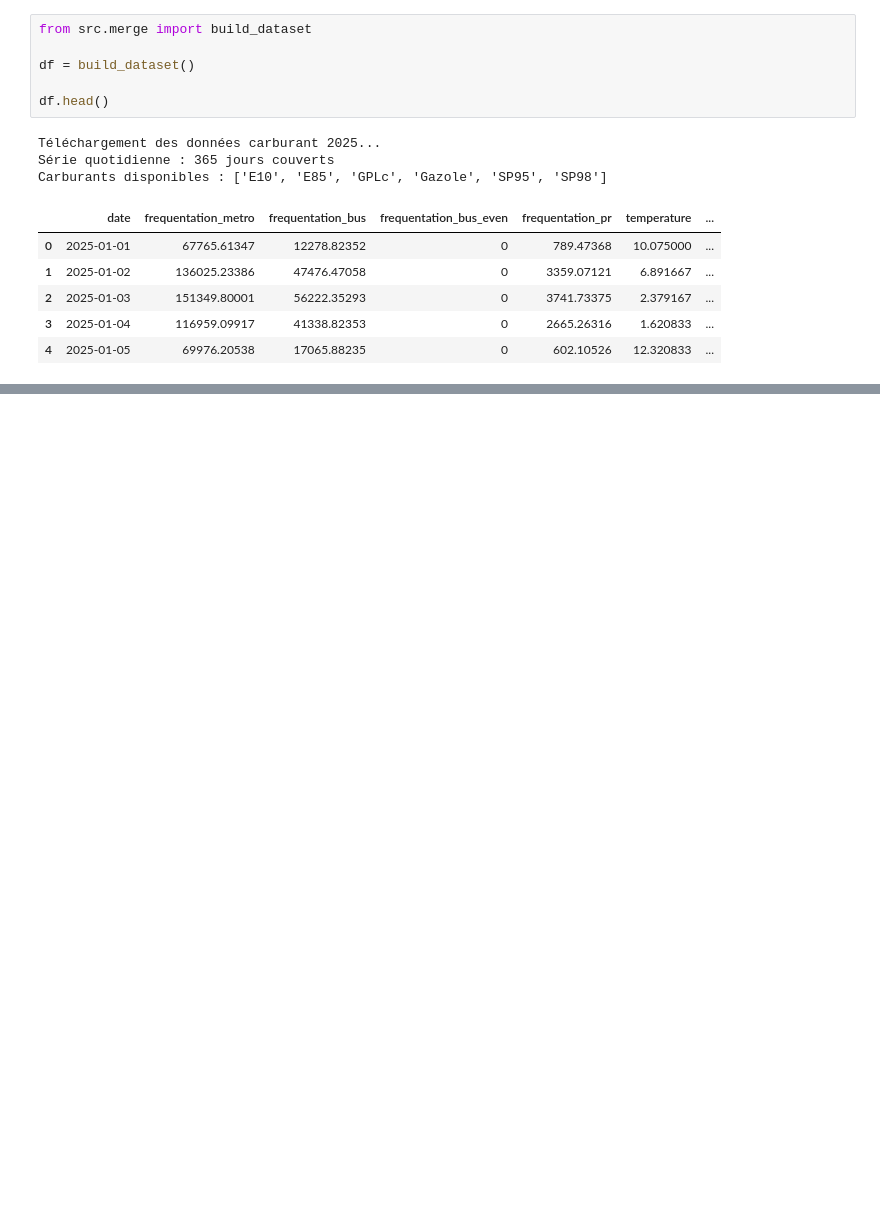
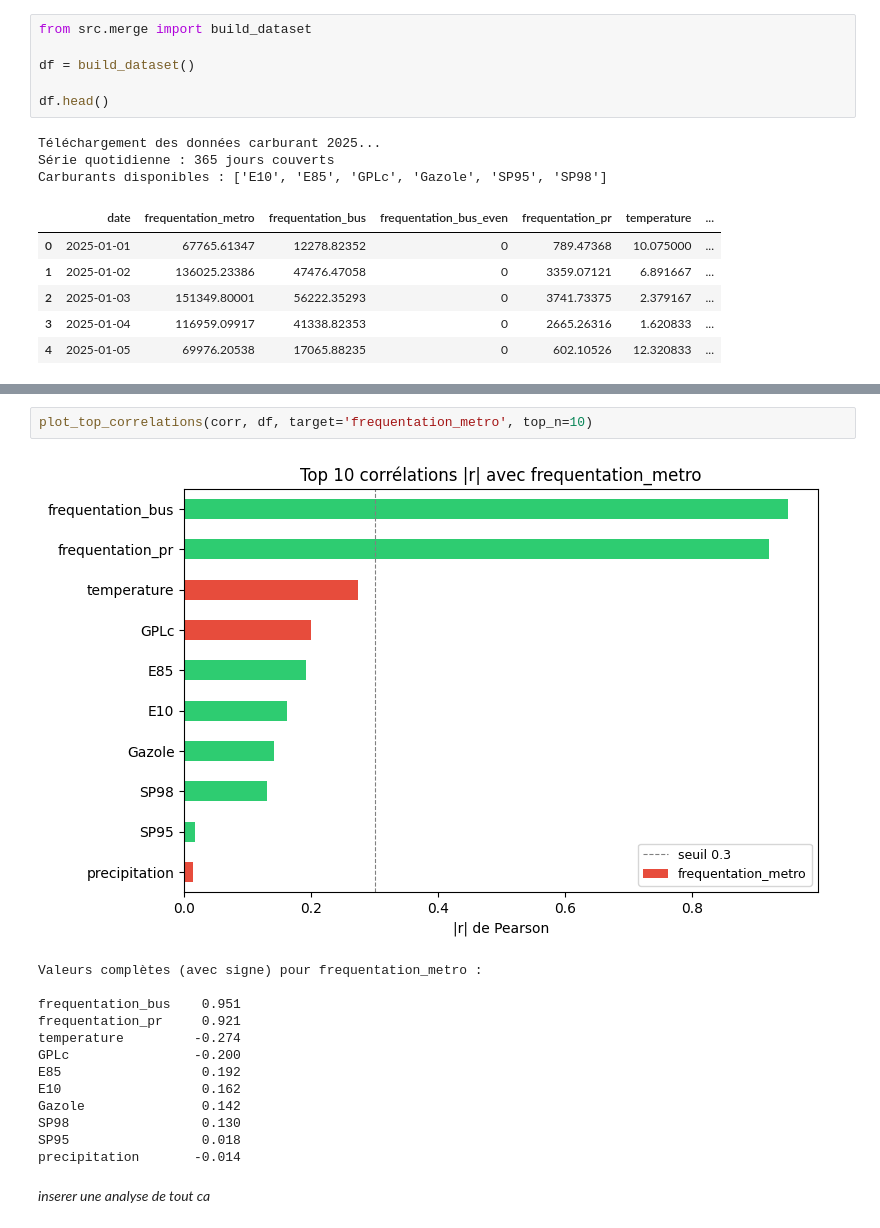
Before and after one commit to louisepech/projet_pds, a Jupyter notebook: code_principal.ipynb, the cells around one changed output, grey strips where cells are left out. Saved outputs shown, nothing was run; the diff lists cells and outputs as text; blank space fills up the shorter version.

```diff
--- a/code_principal.ipynb
+++ b/code_principal.ipynb
@@ -46,0 +138,18 @@ dtype: int64
+# %%
+plot_top_correlations(corr, df, target='frequentation_metro', top_n=10)
+# %% [output]
+[figure, added]
+Valeurs complètes (avec signe) pour frequentation_metro :
+
+frequentation_bus    0.951
+frequentation_pr     0.921
+temperature         -0.274
+GPLc                -0.200
+E85                  0.192
+E10                  0.162
+Gazole               0.142
+SP98                 0.130
+SP95                 0.018
+precipitation       -0.014
+# %% [markdown]
+*inserer une analyse de tout ca*
```
Also changed, not shown: parts of 27 cells of this notebook, 3 other files.
